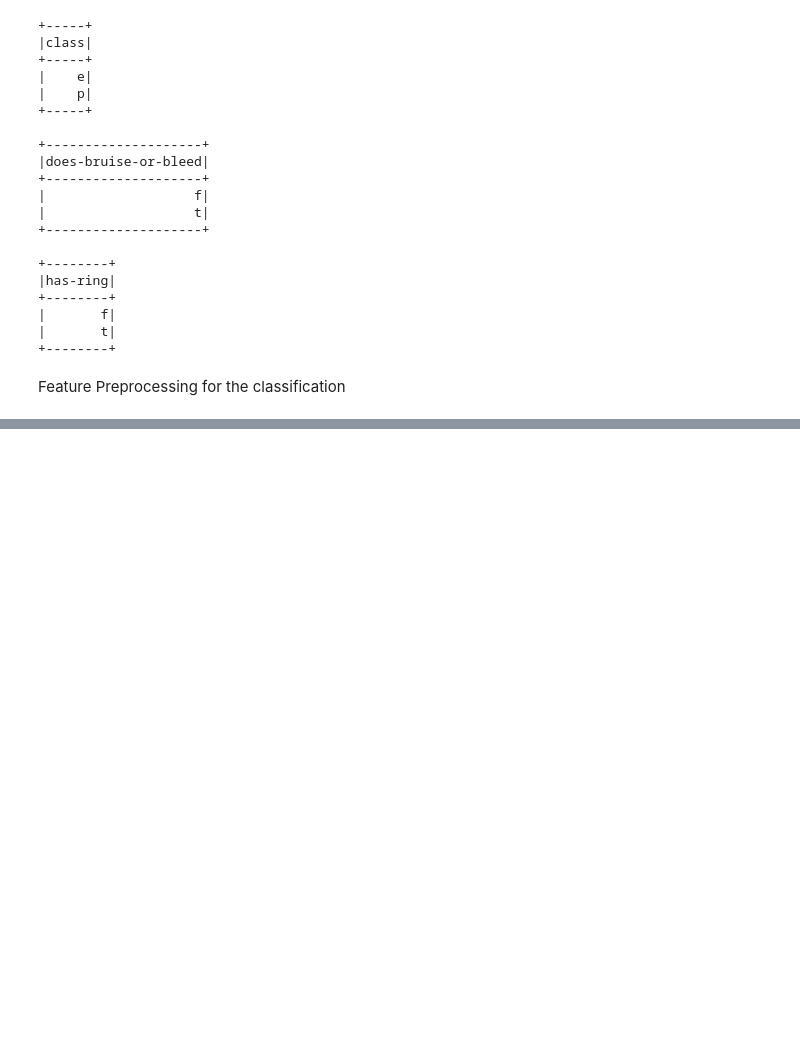
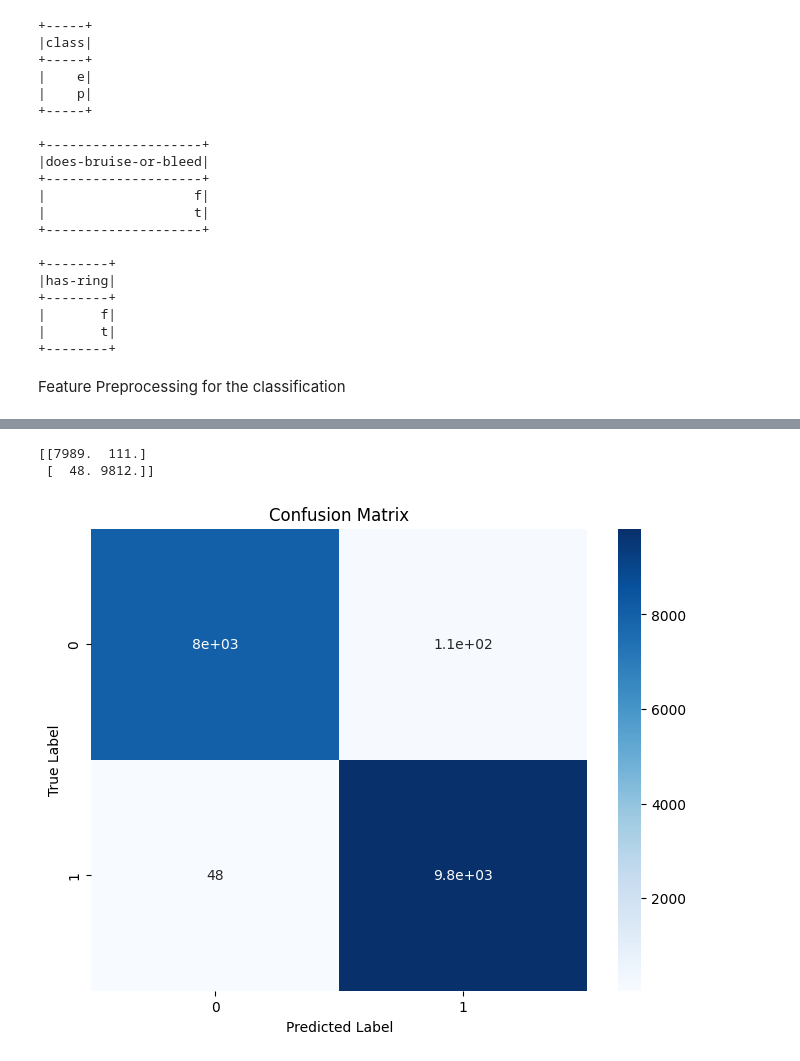
Before and after one commit to effepielle/ddam-2324, a Jupyter notebook: Classification_DT.ipynb, the cells around one changed output, grey strips where cells are left out. Cells and saved outputs as stored; diff of their text form; code cells hidden in the pictures; blank space fills up the shorter version.

Commit message:
add RF, MLP classification and finish DT classification

```diff
--- a/Classification_DT.ipynb
+++ b/Classification_DT.ipynb
@@ -96,9 +113,9 @@ assembler = VectorAssembler(inputCols=valid_cols, outputCol="input_features")
 
 dataset = assembler.transform(mushroom_df_cleaned)
 
-dataset = dataset.withColumnRenamed('class_indexed', 'class')
+dataset = dataset.withColumnRenamed('class_indexed', 'isPoisonous')
 
-classification_df = dataset.select("input_features", "class")
+classification_df = dataset.select("input_features", "isPoisonous")
 
 classification_df.show(truncate=False)
 # %% [output]
@@ -182,0 +251,21 @@ print(accuracy)
+# %%
+best_model = cv_model.bestModel
+print(best_model)
+
+predictions = best_model.transform(test_df)
+accuracy = evaluator.evaluate(predictions)
+
+evaluator.setMetricName("f1")
+f1 = evaluator.evaluate(predictions)
+
+evaluator.setMetricName("weightedPrecision")
+precision = evaluator.evaluate(predictions)
+
+evaluator.setMetricName("weightedRecall")
+recall = evaluator.evaluate(predictions)
+
+print(f"Test Accuracy: {accuracy:.4f}")
+print(f"0/1 Error: {1.0 - accuracy:.4f}")
+print(f"F1 Score: {f1:.4f}")
+print(f"Precision: {precision:.4f}")
+print(f"Recall: {recall:.4f}")
@@ -182,0 +279,20 @@ print(accuracy)
+# %%
+preds_and_labels = predictions.select("prediction", "isPoisonous")
+preds_and_labels_rdd = preds_and_labels.rdd.map((lambda x: (float(x['prediction']), float(x['isPoisonous']))))
+
+metrics = MulticlassMetrics(preds_and_labels_rdd)
+confusion_matrix = metrics.confusionMatrix().toArray()
+print(confusion_matrix)
+
+# Plot the confusion matrix
+plt.figure(figsize=(8, 6))
+sns.heatmap(confusion_matrix, annot=True, cmap="Blues")
+
+plt.xlabel("Predicted Label")
+plt.ylabel("True Label")
+plt.title("Confusion Matrix")
+plt.show()
+# %% [output]
+[[7989.  111.]
+ [  48. 9812.]]
+[figure, added]
```
Also changed, not shown: parts of 14 cells of this notebook, 3 other files.
